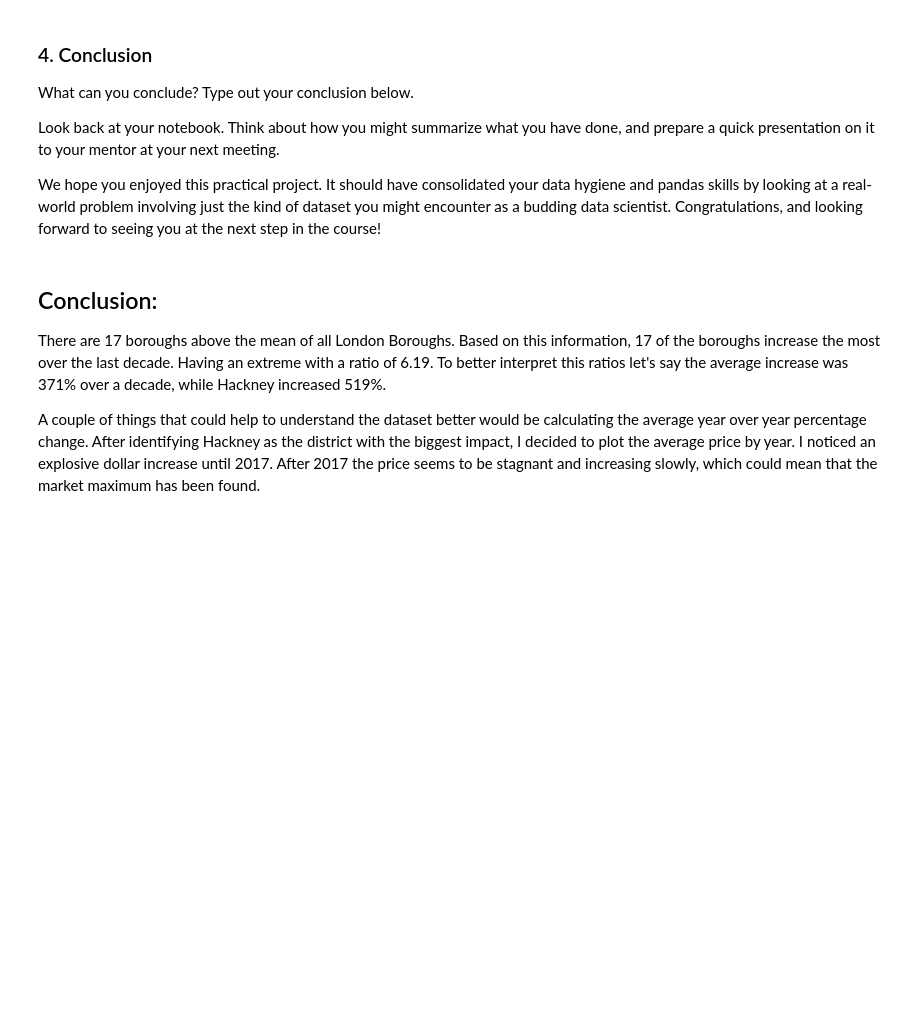
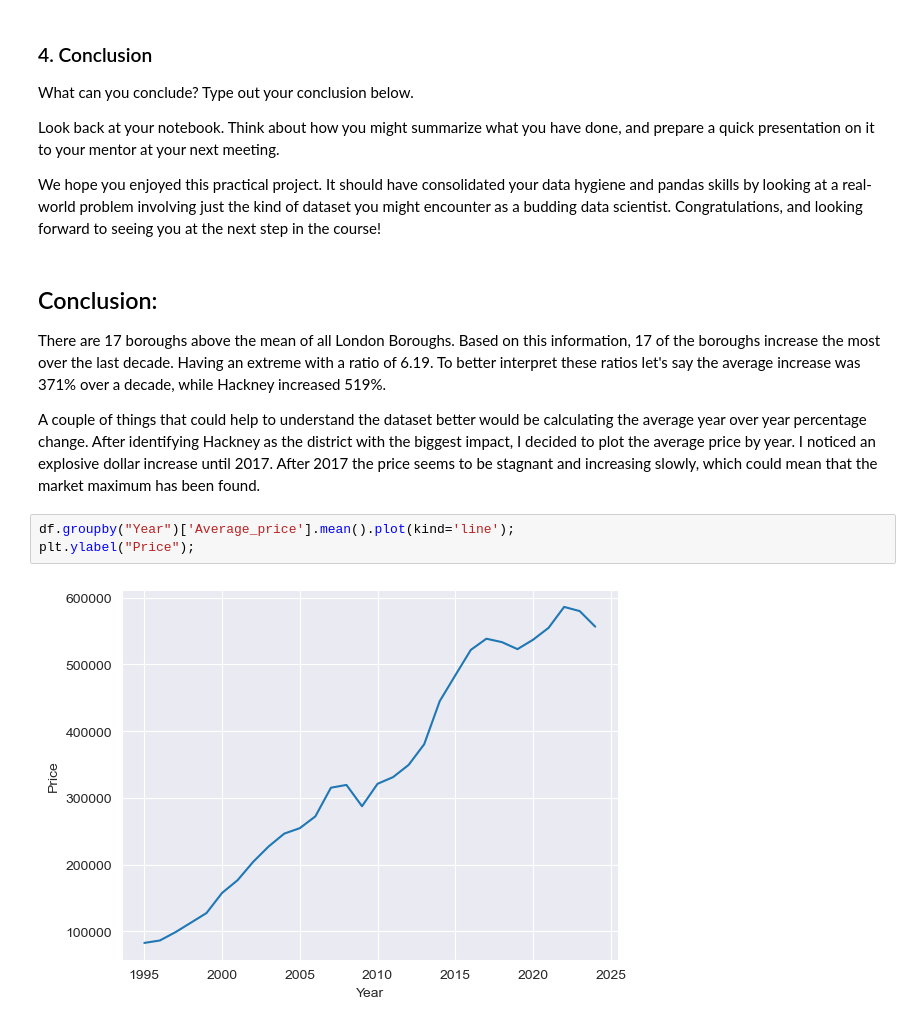
Before and after one commit to jclaudio019/ds2024, a Jupyter notebook: Notebooks/Unit 4 Challenge - Tier 3.ipynb, the cells around one changed output. Cells and saved outputs as stored; diff of their text form; blank space fills up the shorter version.

```diff
--- a/Notebooks/Unit 4 Challenge - Tier 3.ipynb
+++ b/Notebooks/Unit 4 Challenge - Tier 3.ipynb
@@ -571,6 +583,11 @@ We hope you enjoyed this practical project. It should have consolidated your dat
 # %% [markdown]
 ## Conclusion:
 
-There are 17 boroughs above the mean of all London Boroughs. Based on this information, 17 of the boroughs increase the most over the last decade. Having an extreme with a ratio of 6.19. To better interpret this ratios let's say the average increase was 371% over a decade, while Hackney increased 519%.
+There are 17 boroughs above the mean of all London Boroughs. Based on this information, 17 of the boroughs increase the most over the last decade. Having an extreme with a ratio of 6.19. To better interpret these ratios let's say the average increase was 371% over a decade, while Hackney increased 519%.
 
 A couple of things that could help to understand the dataset better would be calculating the average year over year percentage change. After identifying Hackney as the district with the biggest impact, I decided to plot the average price by year. I noticed an explosive dollar increase until 2017. After 2017 the price seems to be stagnant and increasing slowly, which could mean that the market maximum has been found.
+# %%
+df.groupby("Year")['Average_price'].mean().plot(kind='line');
+plt.ylabel("Price");
+# %% [output]
+[figure, added]
```
Also changed, not shown: parts of 2 cells of this notebook.
